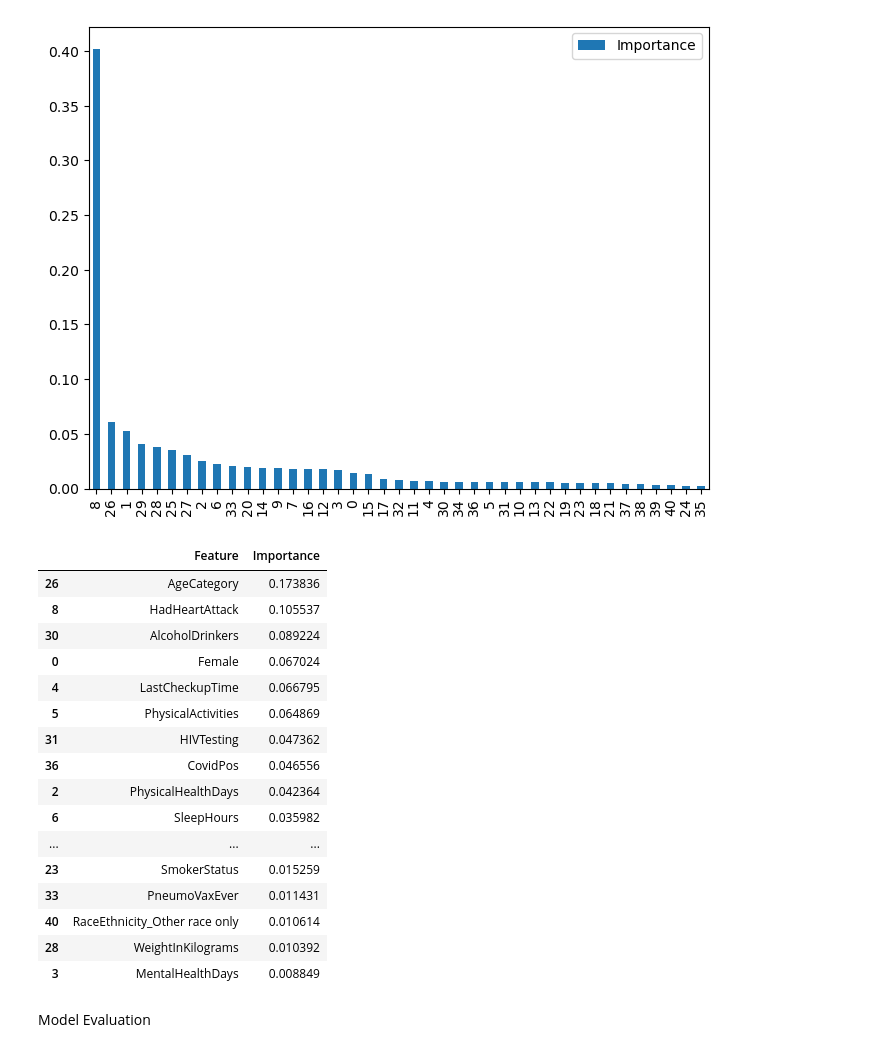
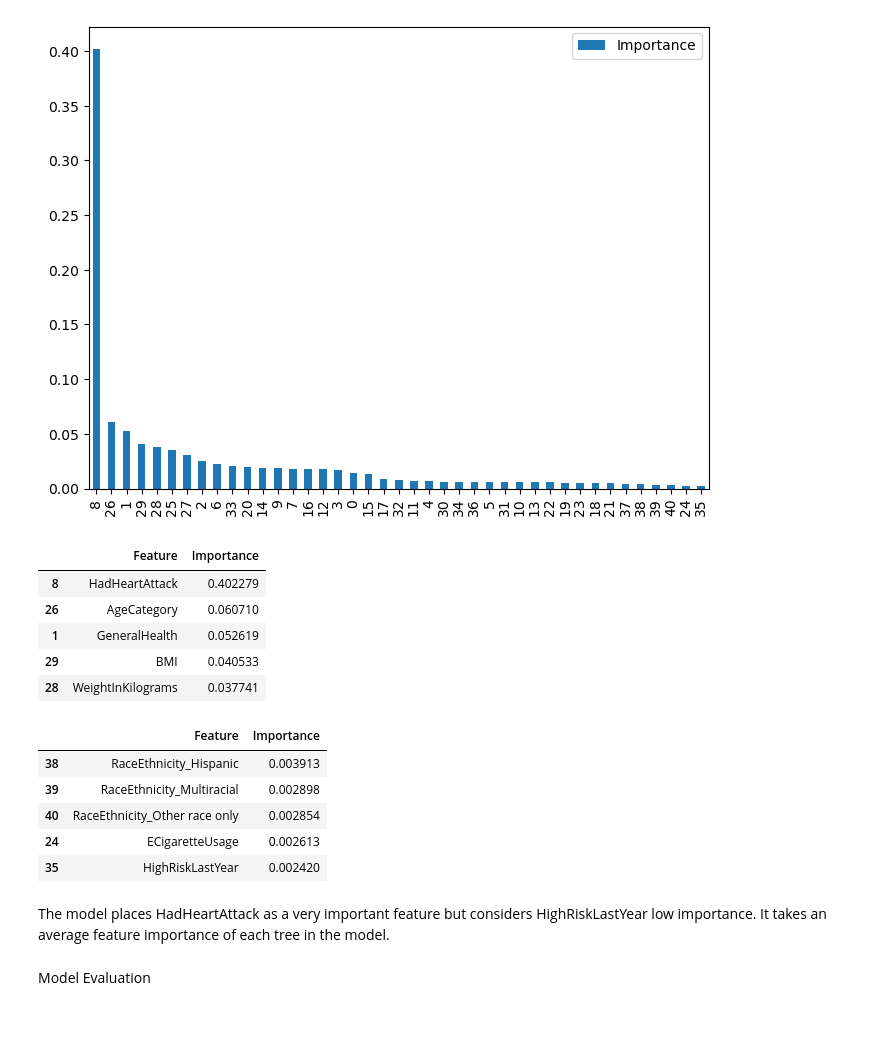
Before and after one commit to Tasnimacj/Capstone_Heart_Prediction, a Jupyter notebook: notebooks/06-random-forest.ipynb, the cells around one changed output. Cells and saved outputs as stored; diff of their text form; code cells hidden in the pictures; blank space fills up the shorter version.

```diff
--- a/notebooks/06-random-forest.ipynb
+++ b/notebooks/06-random-forest.ipynb
@@ -111,26 +151,26 @@ feat_importances.plot(kind='bar', figsize=(8,6))
 # %% [output]
 <Axes: >
 [figure]
-# %%
-feat_importances_sm.head(20)
-# %% [output]
-|  | Feature | Importance |
-| 26 | AgeCategory | 0.173836 |
-| 8 | HadHeartAttack | 0.105537 |
-| 30 | AlcoholDrinkers | 0.089224 |
-| 0 | Female | 0.067024 |
-| 4 | LastCheckupTime | 0.066795 |
-| 5 | PhysicalActivities | 0.064869 |
-| 31 | HIVTesting | 0.047362 |
-| 36 | CovidPos | 0.046556 |
-| 2 | PhysicalHealthDays | 0.042364 |
-| 6 | SleepHours | 0.035982 |
-| ... | ... | ... |
-| 23 | SmokerStatus | 0.015259 |
-| 33 | PneumoVaxEver | 0.011431 |
-| 40 | RaceEthnicity_Other race only | 0.010614 |
-| 28 | WeightInKilograms | 0.010392 |
-| 3 | MentalHealthDays | 0.008849 |
+# %%
+feat_importances.head()
+# %% [output]
+|  | Feature | Importance |
+| 8 | HadHeartAttack | 0.402279 |
+| 26 | AgeCategory | 0.060710 |
+| 1 | GeneralHealth | 0.052619 |
+| 29 | BMI | 0.040533 |
+| 28 | WeightInKilograms | 0.037741 |
+# %%
+feat_importances.tail()
+# %% [output]
+|  | Feature | Importance |
+| 38 | RaceEthnicity_Hispanic | 0.003913 |
+| 39 | RaceEthnicity_Multiracial | 0.002898 |
+| 40 | RaceEthnicity_Other race only | 0.002854 |
+| 24 | ECigaretteUsage | 0.002613 |
+| 35 | HighRiskLastYear | 0.002420 |
+# %% [markdown]
+The model places HadHeartAttack as a very important feature but considers HighRiskLastYear low importance. It takes an average feature importance of each tree in the model.
 # %% [markdown]
 Model Evaluation
 # %%
```
Also changed, not shown: parts of 32 cells of this notebook, 2 other files.
